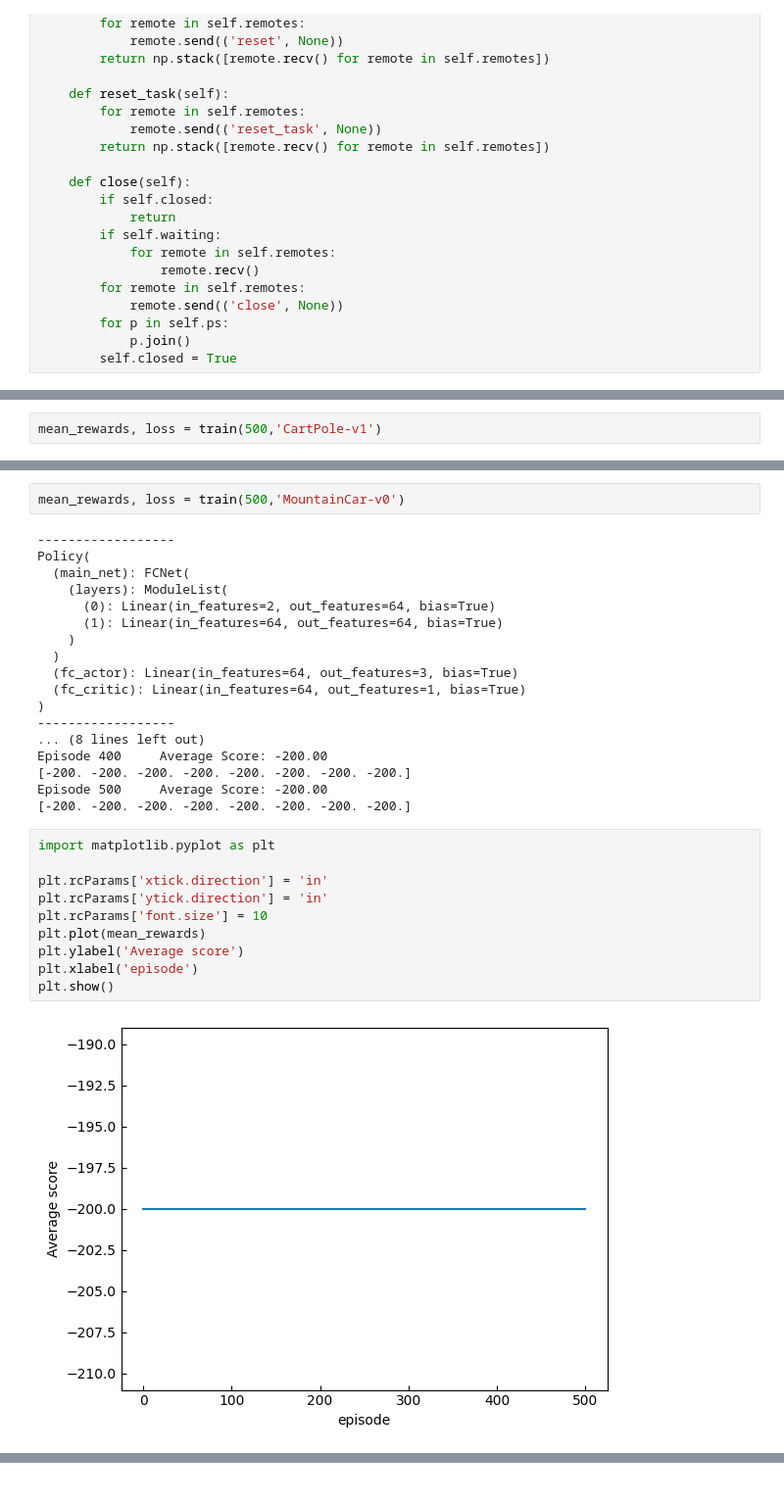
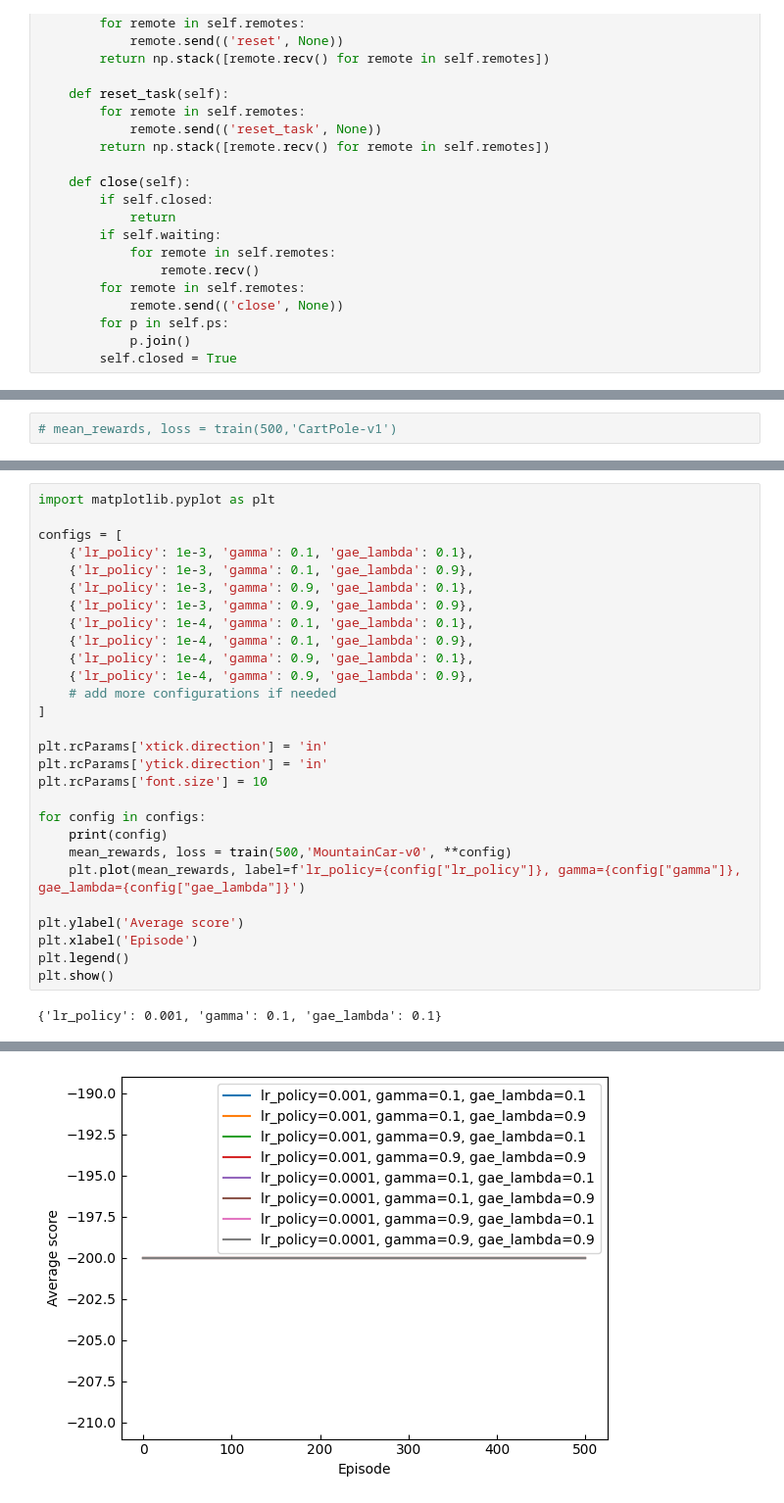
Before and after one commit to haoweiqiu/Reinforcement-Learning-Project, a Jupyter notebook: PPOGAE/PPO+GAE_V0.ipynb, the cells around one changed output, grey strips where cells are left out. Shown at 98% size. Cells and saved outputs as stored; diff of their text form.

```diff
--- a/PPOGAE/PPO+GAE_V0.ipynb
+++ b/PPOGAE/PPO+GAE_V0.ipynb
@@ -500,3 +507,3 @@ def train(episode,env_name):
     return mean_rewards, loss_storage
 # %%
-mean_rewards, loss = train(500,'CartPole-v1')
+# mean_rewards, loss = train(500,'CartPole-v1')
@@ -533,32 +701,30 @@ plt.show()
-# %%
-mean_rewards, loss = train(500,'MountainCar-v0')
-# %% [output]
-------------------
-Policy(
-  (main_net): FCNet(
-    (layers): ModuleList(
-      (0): Linear(in_features=2, out_features=64, bias=True)
-      (1): Linear(in_features=64, out_features=64, bias=True)
-    )
-  )
-  (fc_actor): Linear(in_features=64, out_features=3, bias=True)
-  (fc_critic): Linear(in_features=64, out_features=1, bias=True)
-)
-------------------
-... (8 lines left out)
-Episode 400     Average Score: -200.00
-[-200. -200. -200. -200. -200. -200. -200. -200.]
-Episode 500     Average Score: -200.00
-[-200. -200. -200. -200. -200. -200. -200. -200.]
-# %%
-import matplotlib.pyplot as plt
-
-plt.rcParams['xtick.direction'] = 'in'
-plt.rcParams['ytick.direction'] = 'in'
-plt.rcParams['font.size'] = 10
-plt.plot(mean_rewards)
-plt.ylabel('Average score')
-plt.xlabel('episode')
-plt.show()
-# %% [output]
-[figure, removed]
+# %%
+import matplotlib.pyplot as plt
+
+configs = [
+    {'lr_policy': 1e-3, 'gamma': 0.1, 'gae_lambda': 0.1},
+    {'lr_policy': 1e-3, 'gamma': 0.1, 'gae_lambda': 0.9},
+    {'lr_policy': 1e-3, 'gamma': 0.9, 'gae_lambda': 0.1},
+    {'lr_policy': 1e-3, 'gamma': 0.9, 'gae_lambda': 0.9},
+    {'lr_policy': 1e-4, 'gamma': 0.1, 'gae_lambda': 0.1},
+    {'lr_policy': 1e-4, 'gamma': 0.1, 'gae_lambda': 0.9},
+    {'lr_policy': 1e-4, 'gamma': 0.9, 'gae_lambda': 0.1},
+    {'lr_policy': 1e-4, 'gamma': 0.9, 'gae_lambda': 0.9},
+    # add more configurations if needed
+]
+
+plt.rcParams['xtick.direction'] = 'in'
+plt.rcParams['ytick.direction'] = 'in'
+plt.rcParams['font.size'] = 10
+
+for config in configs:
+    print(config)
+    mean_rewards, loss = train(500,'MountainCar-v0', **config)
+    plt.plot(mean_rewards, label=f'lr_policy={config["lr_policy"]}, gamma={config["gamma"]}, gae_lambda={config["gae_lambda"]}')
+
+plt.ylabel('Average score')
+plt.xlabel('Episode')
+plt.legend()
+plt.show()
+# %% [output]
+{'lr_policy': 0.001, 'gamma': 0.1, 'gae_lambda': 0.1}
@@ -564,0 +899 @@ plt.show()
+[figure, added]
```
Also changed, not shown: parts of 9 cells of this notebook, 17 other files.
